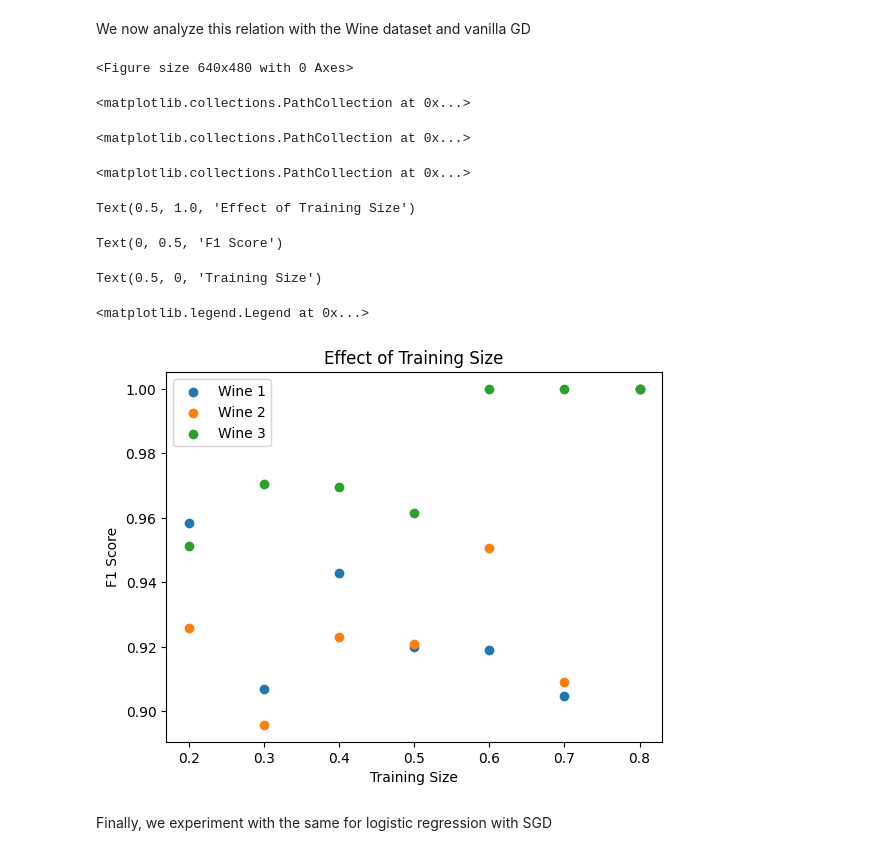
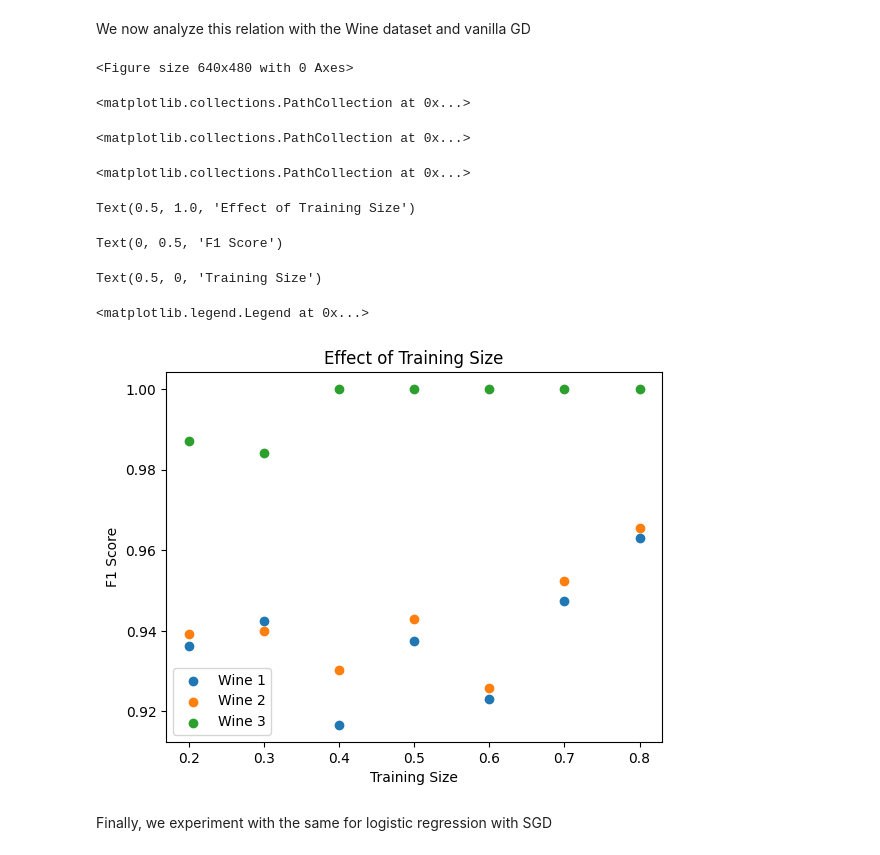
Before and after one commit to rsaif22/COMP-551, a Jupyter notebook: Assignment_1/a1.ipynb, the cells around one changed output. Drawn from its saved outputs; the diff is of its cells as text; code cells hidden in the pictures.

```diff
--- a/Assignment_1/a1.ipynb
+++ b/Assignment_1/a1.ipynb
@@ -132,7 +122,8 @@ from sklearn.model_selection import train_test_split
 boston_np = boston_df.to_numpy()
 boston_X = boston_np[:, :-1]
 boston_y = boston_np[:, -1]
-X_train, X_test, y_train, y_test = train_test_split(boston_X, boston_y, test_size=0.2, shuffle=True)
+#changed shuffle to randomstate 42 for consistency
+X_train, X_test, y_train, y_test = train_test_split(boston_X, boston_y, test_size=0.2, random_state=42)
 # %% [markdown]
 We then initialize and train linear regression models
 # %%
@@ -196,7 +192,7 @@ test_y_df
 # %% [markdown]
 Again, we start by separating the data into 80/20 train-test sets
 # %%
-wine_X_train, wine_X_test, wine_y_train, wine_y_test = train_test_split(wine_X, wine_y, test_size=0.2, shuffle=True)
+wine_X_train, wine_X_test, wine_y_train, wine_y_test = train_test_split(wine_X, wine_y, test_size=0.2, random_state=42)
 # %%
 from logistic_regression import LogisticRegression
 from logistic_regression_sgd import LogisticRegressionSGD
@@ -368,7 +374,7 @@ We first start with the Boston set with anaytical linear regression
 training_sizes = np.arange(0.2, 0.9, 0.1)
 mse_list = np.empty(0, )
 for i in range(training_sizes.size):
-    X_train, X_test, y_train, y_test = train_test_split(boston_X, boston_y, train_size=training_sizes[i], shuffle=True)
+    X_train, X_test, y_train, y_test = train_test_split(boston_X, boston_y, train_size=training_sizes[i], random_state=42)
     linear_reg_model.fit(X_train, y_train)
     mse = linear_reg_model.compute_error(X_test, y_test)
     mse_list = np.append(mse_list, mse)
@@ -388,7 +394,7 @@ We repeat this for linear regression with SGD
 training_sizes = np.arange(0.2, 0.9, 0.1)
 mse_list = np.empty(0, )
 for i in range(training_sizes.size):
-    X_train, X_test, y_train, y_test = train_test_split(boston_X, boston_y, train_size=training_sizes[i], shuffle=True)
+    X_train, X_test, y_train, y_test = train_test_split(boston_X, boston_y, train_size=training_sizes[i], random_state=42)
     linear_sgd_model.fit(X_train, y_train)
     mse = linear_sgd_model.compute_error(X_test, y_test)
     mse_list = np.append(mse_list, mse)
@@ -407,29 +413,29 @@ We now analyze this relation with the Wine dataset and vanilla GD
 # %%
 training_sizes = np.arange(0.2, 0.9, 0.1)
 f1_list = np.empty((3, 0))
 for i in range(training_sizes.size):
-    X_train, X_test, y_train, y_test = train_test_split(wine_X, wine_y, train_size=training_sizes[i], shuffle=True)
+    X_train, X_test, y_train, y_test = train_test_split(wine_X, wine_y, train_size=training_sizes[i], random_state=42)
     logistic_reg_model.fit(X_train, y_train)
     f1 = logistic_reg_model.compute_F1(X_test, y_test)
     f1_list = np.column_stack((f1_list, f1))
 plt.figure()
 plt.scatter(training_sizes, f1_list[0, :], label="Wine 1")
 plt.scatter(training_sizes, f1_list[1, :], label="Wine 2")
 plt.scatter(training_sizes, f1_list[2, :], label="Wine 3")
 plt.title("Effect of Training Size")
 plt.ylabel("F1 Score")
 plt.xlabel("Training Size")
 plt.legend()
 # %% [output]
 <Figure size 640x480 with 0 Axes>
 <matplotlib.collections.PathCollection at 0x...>
 <matplotlib.collections.PathCollection at 0x...>
 <matplotlib.collections.PathCollection at 0x...>
 Text(0.5, 1.0, 'Effect of Training Size')
 Text(0, 0.5, 'F1 Score')
 Text(0.5, 0, 'Training Size')
 <matplotlib.legend.Legend at 0x...>
-[figure, old version]
+[figure, new version]
 # %% [markdown]
 Finally, we experiment with the same for logistic regression with SGD
 # %%
```
Also changed, not shown: parts of 22 cells of this notebook, 1 other file.
